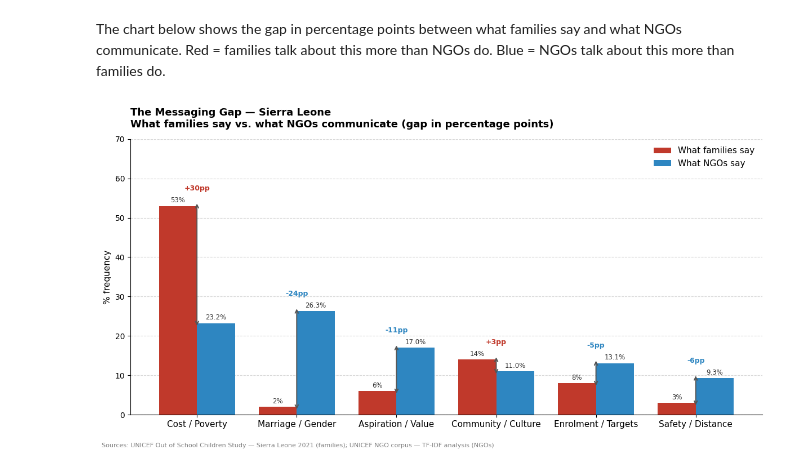
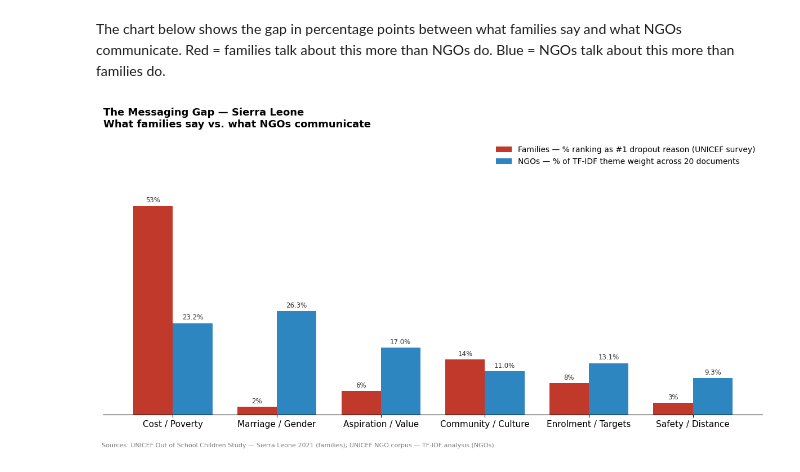
Before and after one commit to zohrehKazemianpour/girls-education-analysis, a Jupyter notebook: analysis.ipynb, the cells around one changed output. Cells and saved outputs as stored; diff of their text form; code cells hidden in the pictures.

Commit message:
Replace side-by-side chart with clean grouped bar

```diff
--- a/analysis.ipynb
+++ b/analysis.ipynb
@@ -290,62 +290,45 @@ themes_order = [
 families = [comparison.loc[t, "Families (%)"] for t in themes_order]
 ngos     = [round(ngo_series[t], 1) for t in themes_order]
 
-gaps = [f - n for f, n in zip(families, ngos)]   # positive = families > NGOs
-
 x = np.arange(len(themes_order))
 width = 0.38
 
 fig, ax = plt.subplots(figsize=(12, 6))
 
-bars_fam = ax.bar(x - width/2, families, width, label="What families say",
+bars_fam = ax.bar(x - width/2, families, width, label="Families — % ranking as #1 dropout reason (UNICEF survey)",
                   color="#C0392B", zorder=3)
-bars_ngo = ax.bar(x + width/2, ngos,     width, label="What NGOs say",
+bars_ngo = ax.bar(x + width/2, ngos,     width, label="NGOs — % of TF-IDF theme weight across 20 documents",
                   color="#2E86C1", zorder=3)
-
-# Draw gap arrows between the two bars and annotate
-for i, (fv, nv, gap) in enumerate(zip(families, ngos, gaps)):
-    top    = max(fv, nv)
-    bottom = min(fv, nv)
-    mid_x  = x[i]  # centre between the two bars
-
-    # Arrow showing the gap
-    ax.annotate("", xy=(mid_x, top + 1), xytext=(mid_x, bottom - 1),
-                arrowprops=dict(arrowstyle="<->", color="#555555", lw=1.4))
-
-    # Gap label
-    gap_label = f"+{gap:.0f}pp" if gap > 0 else f"{gap:.0f}pp"
-    color = "#C0392B" if gap > 0 else "#2E86C1"
-    ax.text(mid_x, top + 3.5, gap_label,
-            ha="center", va="bottom", fontsize=9, fontweight="bold", color=color)
 
 # Value labels on bars
 for bar in bars_fam:
     ax.text(bar.get_x() + bar.get_width()/2, bar.get_height() + 0.5,
             f"{bar.get_height():.0f}%", ha="center", va="bottom", fontsize=8.5, color="#333")
 for bar in bars_ngo:
     ax.text(bar.get_x() + bar.get_width()/2, bar.get_height() + 0.5,
             f"{bar.get_height():.1f}%", ha="center", va="bottom", fontsize=8.5, color="#333")
 
 # Formatting
 ax.set_xticks(x)
 ax.set_xticklabels(themes_order, fontsize=11)
-ax.set_ylabel("% frequency", fontsize=11)
+ax.set_ylabel("")          # values are labelled on bars; legend explains each series
 ax.set_ylim(0, 70)
 ax.set_title(
-    "The Messaging Gap — Sierra Leone\nWhat families say vs. what NGOs communicate (gap in percentage points)",
+    "The Messaging Gap — Sierra Leone\nWhat families say vs. what NGOs communicate",
     fontsize=13, fontweight="bold", pad=15, loc="left"
 )
-ax.legend(fontsize=11, frameon=False)
-ax.spines[["top", "right"]].set_visible(False)
+ax.legend(fontsize=10, frameon=False)
+ax.spines[["top", "right", "left"]].set_visible(False)
+ax.yaxis.set_visible(False)
 ax.yaxis.grid(True, linestyle="--", alpha=0.5, zorder=0)
 ax.set_axisbelow(True)
 
 fig.text(0.01, -0.03,
          "Sources: UNICEF Out of School Children Study — Sierra Leone 2021 (families); UNICEF NGO corpus — TF-IDF analysis (NGOs)",
          fontsize=8, color="grey")
 
 plt.tight_layout()
 plt.savefig("messaging_gap_annotated.png", dpi=150, bbox_inches="tight")
 plt.show()
 # %% [output]
-[figure, old version]
+[figure, new version]
```
Also changed, not shown: 2 other files.
